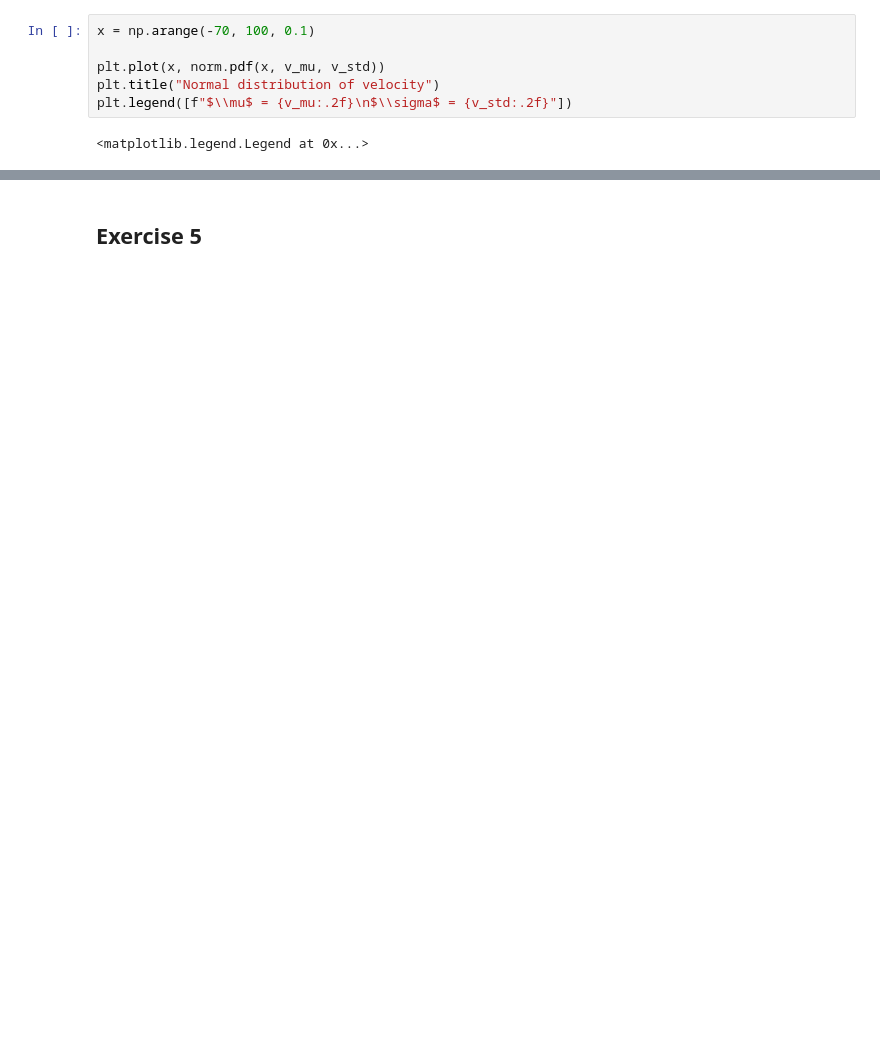
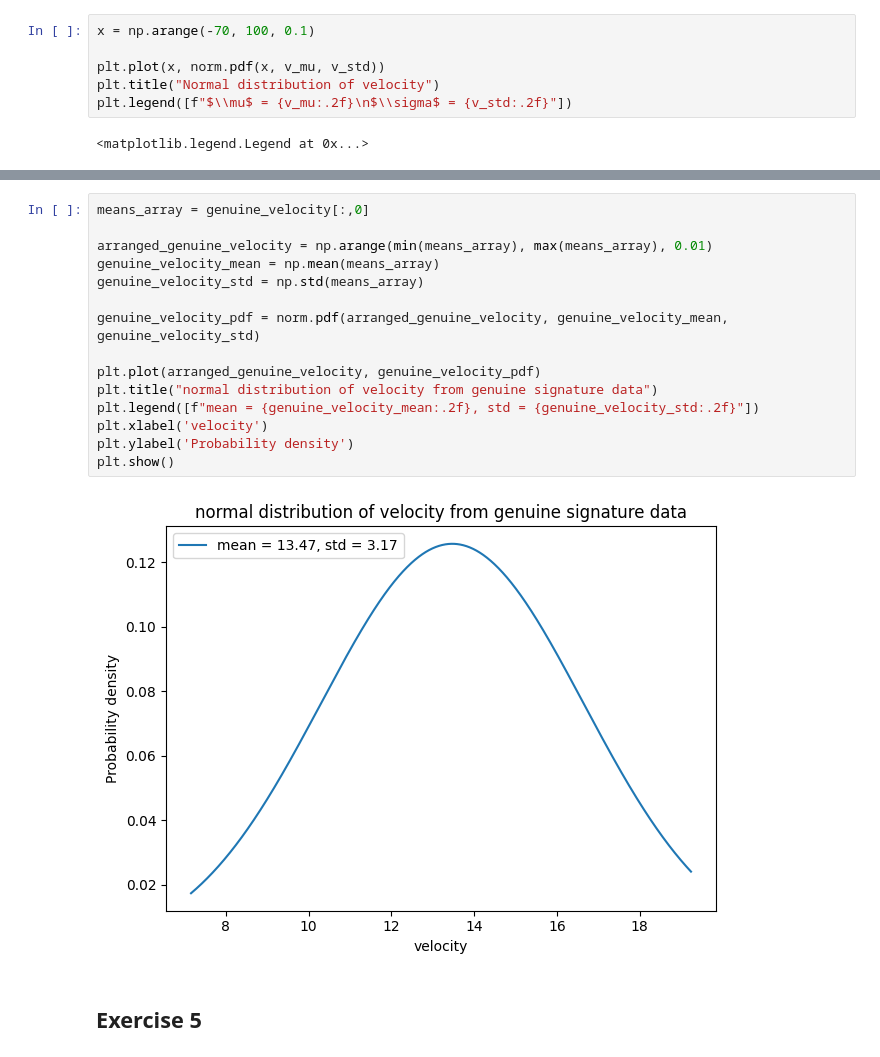
Before and after one commit to RianOpperman/ENCM509, a Jupyter notebook: lab2/Lab02_2024W.ipynb, the cells around one changed output, grey strips where cells are left out. Cells and saved outputs as stored; diff of their text form; blank space fills up the shorter version.

```diff
--- a/lab2/Lab02_2024W.ipynb
+++ b/lab2/Lab02_2024W.ipynb
@@ -320,2 +365,19 @@ plt.legend([f"$\\mu$ = {v_mu:.2f}\n$\\sigma$ = {v_std:.2f}"])
+# %%
+means_array = genuine_velocity[:,0]
+
+arranged_genuine_velocity = np.arange(min(means_array), max(means_array), 0.01)
+genuine_velocity_mean = np.mean(means_array)
+genuine_velocity_std = np.std(means_array)
+
+genuine_velocity_pdf = norm.pdf(arranged_genuine_velocity, genuine_velocity_mean, genuine_velocity_std)
+
+plt.plot(arranged_genuine_velocity, genuine_velocity_pdf)
+plt.title("normal distribution of velocity from genuine signature data")
+plt.legend([f"mean = {genuine_velocity_mean:.2f}, std = {genuine_velocity_std:.2f}"])
+plt.xlabel('velocity')
+plt.ylabel('Probability density')
+plt.show()
+# %% [output]
+[figure, added]
 # %% [markdown]
 ## Exercise 5
```
Also changed, not shown: parts of 8 cells of this notebook.
